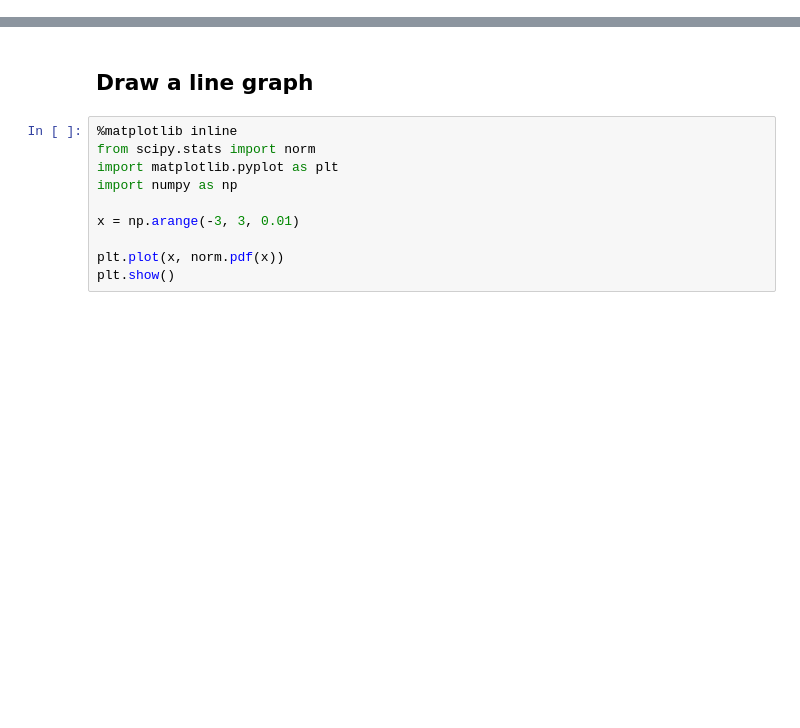
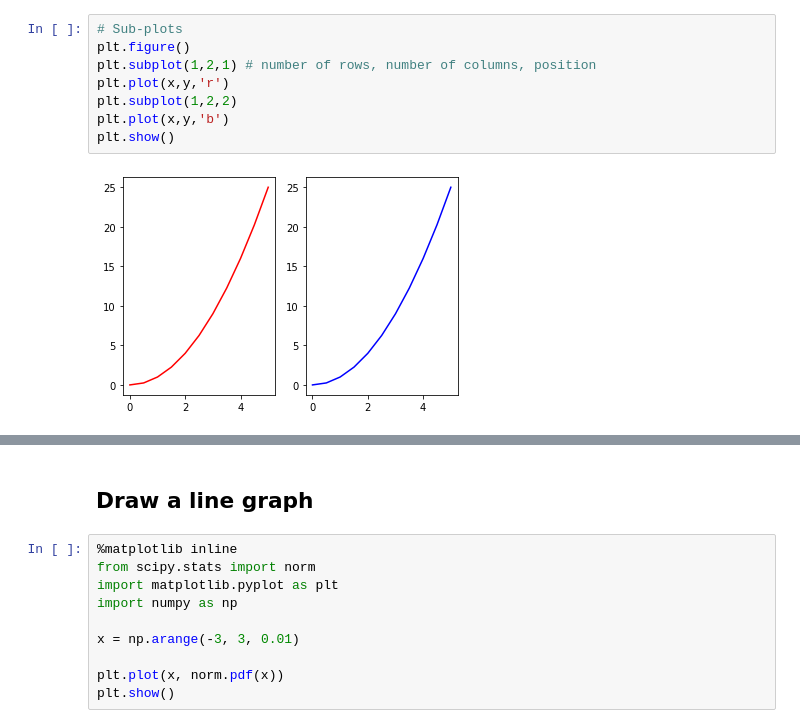
Before and after one commit to DuyDucNguyen/DuyDucNguyen.github.io, a Jupyter notebook: Research/Data_Sciences/matplotlib_tutorial.ipynb, the cells around one changed output, grey strips where cells are left out. Cells and saved outputs as stored; diff of their text form; blank space fills up the shorter version.

```diff
--- a/Research/Data_Sciences/matplotlib_tutorial.ipynb
+++ b/Research/Data_Sciences/matplotlib_tutorial.ipynb
@@ -2,0 +23,10 @@
+# %%
+# Sub-plots
+plt.figure()
+plt.subplot(1,2,1) # number of rows, number of columns, position
+plt.plot(x,y,'r')
+plt.subplot(1,2,2)
+plt.plot(x,y,'b')
+plt.show()
+# %% [output]
+[figure, added]
```
Also changed, not shown: parts of 10 cells of this notebook, 20 other files.
